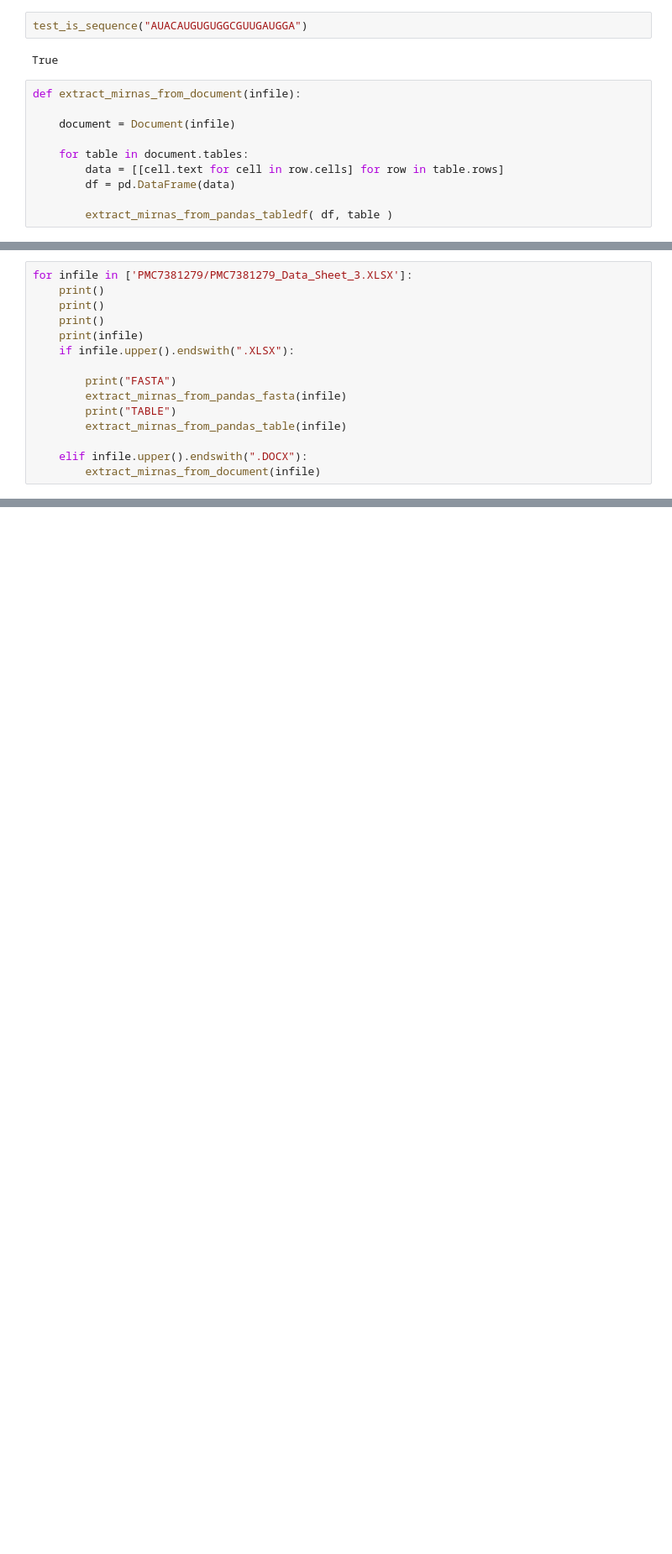
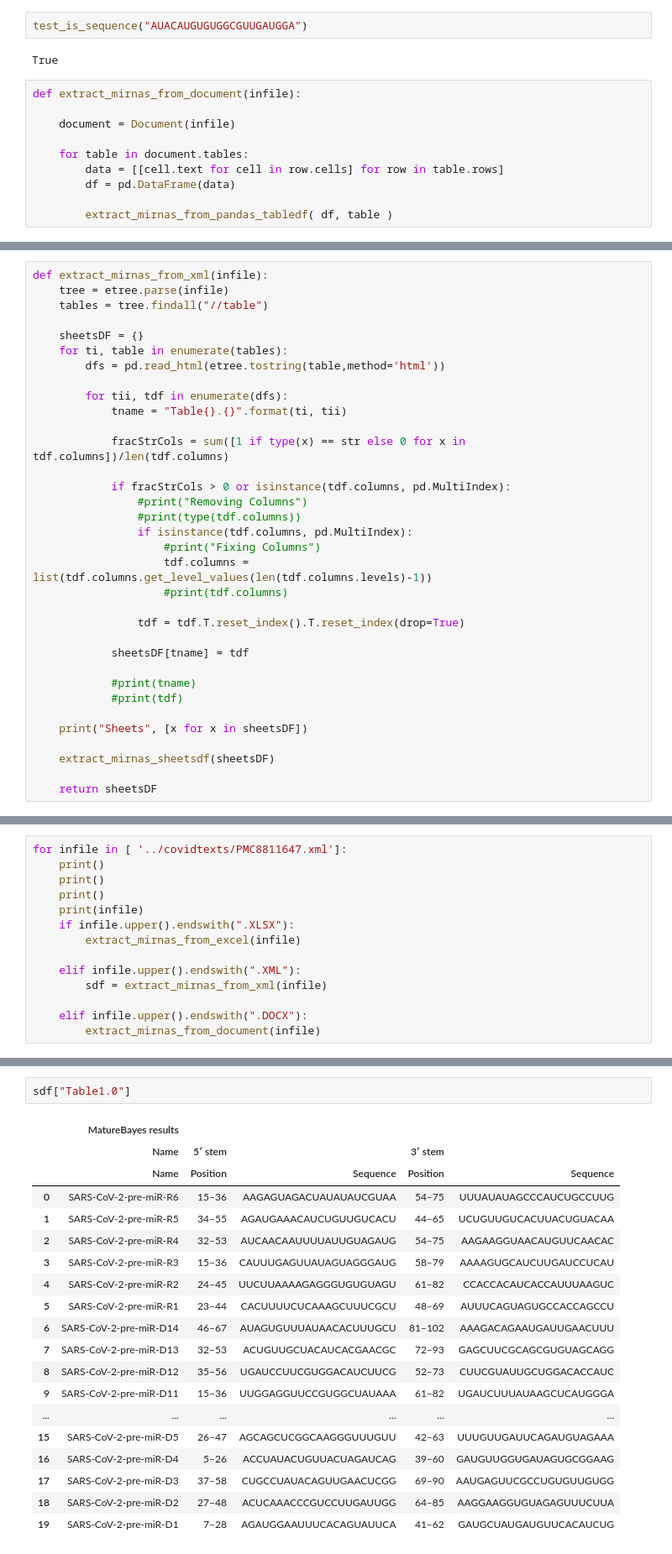
Before and after one commit to mjoppich/VIMTM, a Jupyter notebook: covidsents/extract_mirnas.ipynb, the cells around one changed output, grey strips where cells are left out. Shown at 84% size. Cells and saved outputs as stored; diff of their text form; blank space fills up the shorter version.

Commit message:
xml excel word extract

```diff
--- a/covidsents/extract_mirnas.ipynb
+++ b/covidsents/extract_mirnas.ipynb
@@ -207,0 +258,34 @@ def extract_mirnas_from_pandas_tabledf( df, table=None ):
+# %%
+def extract_mirnas_from_xml(infile):
+    tree = etree.parse(infile)
+    tables = tree.findall("//table")
+
+    sheetsDF = {}
+    for ti, table in enumerate(tables):
+        dfs = pd.read_html(etree.tostring(table,method='html'))
+
+        for tii, tdf in enumerate(dfs):
+            tname = "Table{}.{}".format(ti, tii)
+
+            fracStrCols = sum([1 if type(x) == str else 0 for x in tdf.columns])/len(tdf.columns)
+
+            if fracStrCols > 0 or isinstance(tdf.columns, pd.MultiIndex):
+                #print("Removing Columns")
+                #print(type(tdf.columns))
+                if isinstance(tdf.columns, pd.MultiIndex):
+                    #print("Fixing Columns")
+                    tdf.columns = list(tdf.columns.get_level_values(len(tdf.columns.levels)-1))
+                    #print(tdf.columns)
+
+                tdf = tdf.T.reset_index().T.reset_index(drop=True)
+
+            sheetsDF[tname] = tdf
+
+            #print(tname)
+            #print(tdf)
+
+    print("Sheets", [x for x in sheetsDF])
+
+    extract_mirnas_sheetsdf(sheetsDF)
+
+    return sheetsDF
@@ -308,15 +413,14 @@ allFiles
 # %%
-for infile in ['PMC7381279/PMC7381279_Data_Sheet_3.XLSX']:
+for infile in [ '../covidtexts/PMC8811647.xml']:
     print()
     print()
     print()
     print(infile)
     if infile.upper().endswith(".XLSX"):
+        extract_mirnas_from_excel(infile)
 
-        print("FASTA")
-        extract_mirnas_from_pandas_fasta(infile)
-        print("TABLE")
-        extract_mirnas_from_pandas_table(infile)
+    elif infile.upper().endswith(".XML"):
+        sdf = extract_mirnas_from_xml(infile)
 
     elif infile.upper().endswith(".DOCX"):
         extract_mirnas_from_document(infile)
@@ -390,0 +438,22 @@ CGCAGCGUGUAGCAGGUGACUC
+# %%
+sdf["Table1.0"]
+# %% [output]
+|  | MatureBayes results |  |  |  |  |
+|  | Name | 5′ stem |  | 3′ stem |  |
+|  | Name | Position | Sequence | Position | Sequence |
+| 0 | SARS-CoV-2-pre-miR-R6 | 15–36 | AAGAGUAGACUAUAUAUCGUAA | 54–75 | UUUAUAUAGCCCAUCUGCCUUG |
+| 1 | SARS-CoV-2-pre-miR-R5 | 34–55 | AGAUGAAACAUCUGUUGUCACU | 44–65 | UCUGUUGUCACUUACUGUACAA |
+| 2 | SARS-CoV-2-pre-miR-R4 | 32–53 | AUCAACAAUUUUAUUGUAGAUG | 54–75 | AAGAAGGUAACAUGUUCAACAC |
+| 3 | SARS-CoV-2-pre-miR-R3 | 15–36 | CAUUUGAGUUAUAGUAGGGAUG | 58–79 | AAAAGUGCAUCUUGAUCCUCAU |
+| 4 | SARS-CoV-2-pre-miR-R2 | 24–45 | UUCUUAAAAGAGGGUGUGUAGU | 61–82 | CCACCACAUCACCAUUUAAGUC |
+| 5 | SARS-CoV-2-pre-miR-R1 | 23–44 | CACUUUUCUCAAAGCUUUCGCU | 48–69 | AUUUCAGUAGUGCCACCAGCCU |
+| 6 | SARS-CoV-2-pre-miR-D14 | 46–67 | AUAGUGUUUAUAACACUUUGCU | 81–102 | AAAGACAGAAUGAUUGAACUUU |
+| 7 | SARS-CoV-2-pre-miR-D13 | 32–53 | ACUGUUGCUACAUCACGAACGC | 72–93 | GAGCUUCGCAGCGUGUAGCAGG |
+| 8 | SARS-CoV-2-pre-miR-D12 | 35–56 | UGAUCCUUCGUGGACAUCUUCG | 52–73 | CUUCGUAUUGCUGGACACCAUC |
+| 9 | SARS-CoV-2-pre-miR-D11 | 15–36 | UUGGAGGUUCCGUGGCUAUAAA | 61–82 | UGAUCUUUAUAAGCUCAUGGGA |
+| ... | ... | ... | ... | ... | ... |
+| 15 | SARS-CoV-2-pre-miR-D5 | 26–47 | AGCAGCUCGGCAAGGGUUUGUU | 42–63 | UUUGUUGAUUCAGAUGUAGAAA |
+| 16 | SARS-CoV-2-pre-miR-D4 | 5–26 | ACCUAUACUGUUACUAGAUCAG | 39–60 | GAUGUUGGUGAUAGUGCGGAAG |
+| 17 | SARS-CoV-2-pre-miR-D3 | 37–58 | CUGCCUAUACAGUUGAACUCGG | 69–90 | AAUGAGUUCGCCUGUGUUGUGG |
+| 18 | SARS-CoV-2-pre-miR-D2 | 27–48 | ACUCAAACCCGUCCUUGAUUGG | 64–85 | AAGGAAGGUGUAGAGUUUCUUA |
+| 19 | SARS-CoV-2-pre-miR-D1 | 7–28 | AGAUGGAAUUUCACAGUAUUCA | 41–62 | GAUGCUAUGAUGUUCACAUCUG |
```
Also changed, not shown: parts of 19 cells of this notebook.
